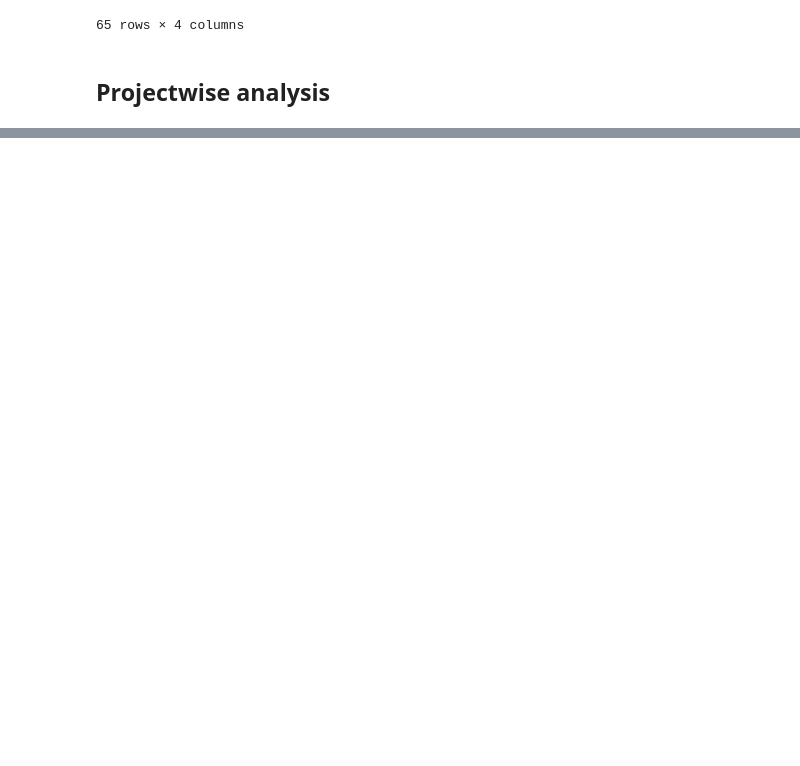
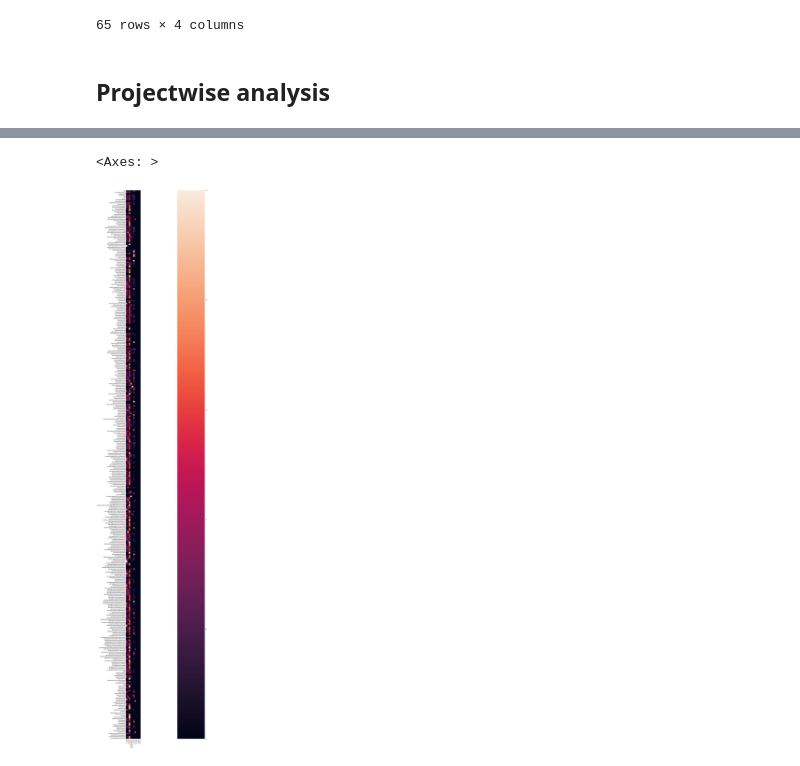
Before and after one commit to davitabosa12/ac_ck_analysis, a Jupyter notebook: android_apps.ipynb, the cells around one changed output, grey strips where cells are left out. Saved outputs shown, nothing was run; the diff lists cells and outputs as text; code cells hidden in the pictures; blank space fills up the shorter version.

```diff
--- a/android_apps.ipynb
+++ b/android_apps.ipynb
@@ -250,7 +288,7 @@ agg_methods = {'cbo': 'sum',
                'cboModified': 'sum',
                'fanin': 'sum',
                'fanout': 'sum',
-               'wmc': 'mean',
+               'wmc': 'sum',
                'dit': 'sum',
                'noc': 'sum',
                'rfc': 'sum',
@@ -429,0 +648,34 @@ Name: ac_count, dtype: float64
+# %%
+def acronym_ac(ac_name: str) -> str:
+    ac_map = {
+        "Change of Literal Encoding":"CoLE",
+        "Conditional Operator":"CO",
+        "Infix Operator Precedence":"IOP",
+        "Logic as Control Flow":"LaCF",
+        "Post Increment Decrement":"Post-Inc/Dec",
+        "Pre Increment Decrement":"Pre-Inc/Dec",
+        "Type Conversion":"TC",
+        "Omitted Curly Braces":"OCB",
+        "Repurposed Variables": "RV",
+        "Arithmetic as Logic" : "AaL"
+    }
+    return f"{ac_map.get(ac_name, ac_name)}"
+
+def pivot_results(df: pd.DataFrame) ->pd.Series:
+    df_pivoted = pd.pivot_table(df, columns="ac", values="qty")
+    # df_pivoted["counts"] = df_pivoted.infer_objects(copy=False).fillna(0).to_numpy().sum()
+    filter_list = ["ac", "project_name"]
+    # df_pivoted = df_pivoted.apply(lambda x: x / df_pivoted["counts"] if df_pivoted["counts"] != 0 else 0)
+    df_pivoted.columns = [acronym_ac(x) for x in df_pivoted.columns if x not in filter_list]
+    # df_pivoted["project_name"] = project_name
+    return df_pivoted.loc["qty"]
+# %%
+heatmap = pd.DataFrame()
+for project_name in ALL_PROJECTS:
+    asd = pivot_results(report_types_of_acs(project_name))
+    asd = pd.DataFrame(asd.to_dict(), index=[project_name])
+    heatmap = pd.concat([heatmap, asd])
+heatmap = heatmap.fillna(0)
+heatmap_normalized = heatmap.div(heatmap.sum(axis=1), axis=0)
+heatmap_normalized = heatmap_normalized.fillna(0)
+heatmap
@@ -429,0 +696,6 @@ Name: ac_count, dtype: float64
+# %%
+plt.figure(figsize=(120, 90))
+sns.heatmap(heatmap_normalized.sort_index(), square=True,)
+# %% [output]
+<Axes: >
+[figure, added]
```
Also changed, not shown: parts of 58 cells of this notebook.
